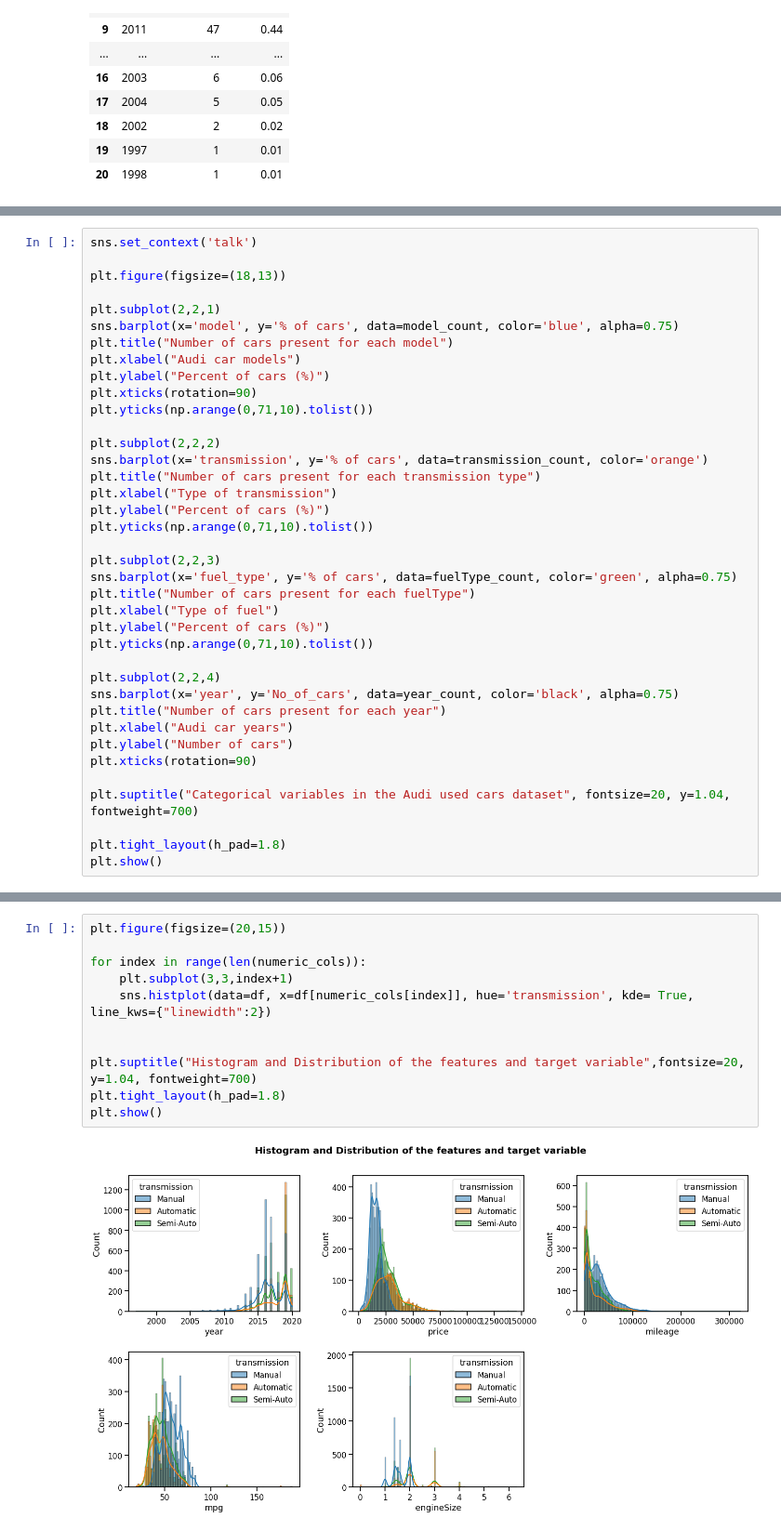
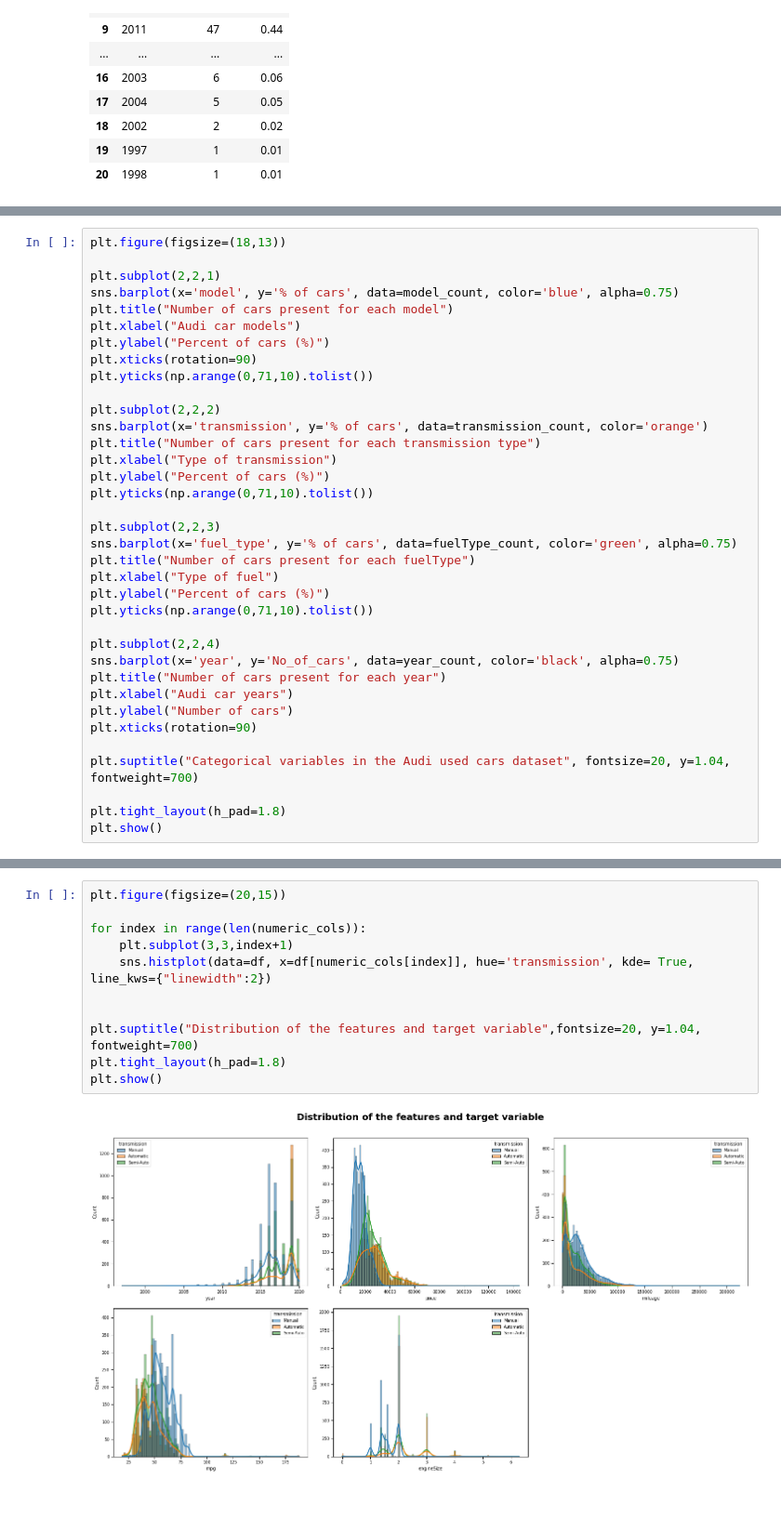
Before and after one commit to NahimaTrisha/Data-visualization-with-Python, a Jupyter notebook: audi_used_car_EDA.ipynb, the cells around one changed output, grey strips where cells are left out. Shown at 93% size. Drawn from its saved outputs; the diff is of its cells as text; blank space fills up the shorter version.

```diff
--- a/audi_used_car_EDA.ipynb
+++ b/audi_used_car_EDA.ipynb
@@ -273,6 +273,4 @@ plt.show()
 # %%
-sns.set_context('talk')
-
 plt.figure(figsize=(18,13))
 
 plt.subplot(2,2,1)
@@ -337,16 +359,16 @@ plt.show()
 # %%
 plt.figure(figsize=(20,15))
 
 for index in range(len(numeric_cols)):
     plt.subplot(3,3,index+1)
     sns.histplot(data=df, x=df[numeric_cols[index]], hue='transmission', kde= True, line_kws={"linewidth":2})
 
 
-plt.suptitle("Histogram and Distribution of the features and target variable",fontsize=20, y=1.04, fontweight=700)
+plt.suptitle("Distribution of the features and target variable",fontsize=20, y=1.04, fontweight=700)
 plt.tight_layout(h_pad=1.8)
 plt.show()
 # %% [output]
-[figure, old version]
+[figure, new version]
 # %%
 plt.figure(figsize=(20,15))
 
```
Also changed, not shown: parts of 10 cells of this notebook.
